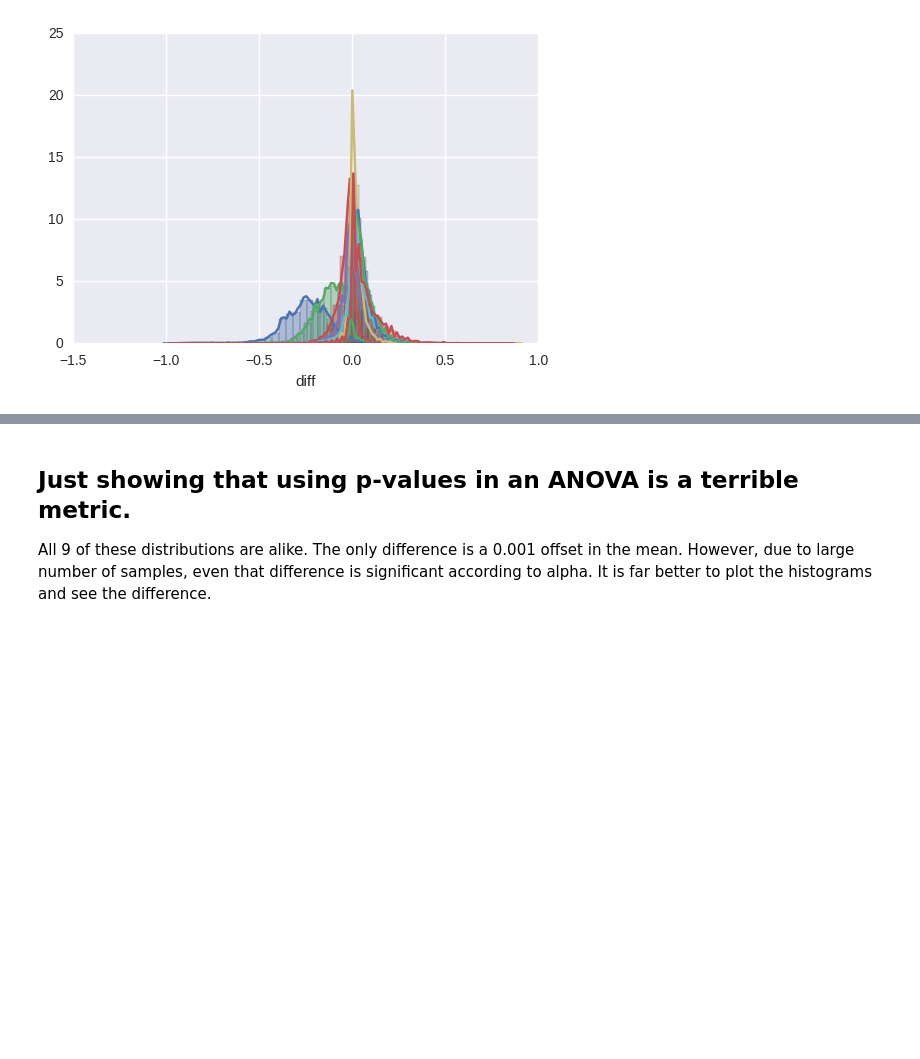
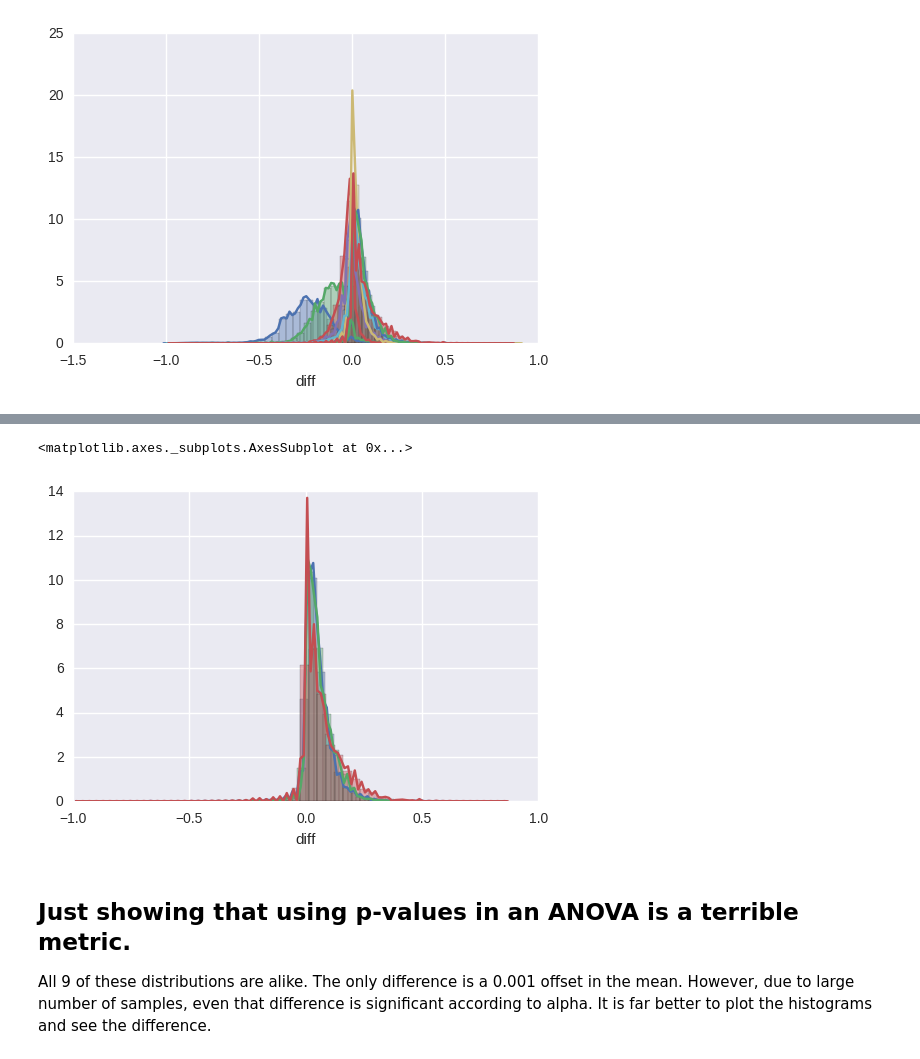
Before and after one commit to jason9263/kaggle_outbrain, a Jupyter notebook: EDA #2.ipynb, the cells around one changed output, grey strips where cells are left out. Cells and saved outputs as stored; diff of their text form; code cells hidden in the pictures; blank space fills up the shorter version.

```diff
--- a/EDA #2.ipynb
+++ b/EDA #2.ipynb
@@ -291,3 +314,10 @@ sns.distplot(treatment9,ax=ax1)
+# %%
+ax1=sns.distplot(treatment7)
+sns.distplot(treatment8,ax=ax1)
+sns.distplot(treatment9,ax=ax1)
+# %% [output]
+<matplotlib.axes._subplots.AxesSubplot at 0x...>
+[figure, added]
 # %% [markdown]
 ## Just showing that using p-values in an ANOVA is a terrible metric.
 
```
Also changed, not shown: parts of 6 cells of this notebook.
